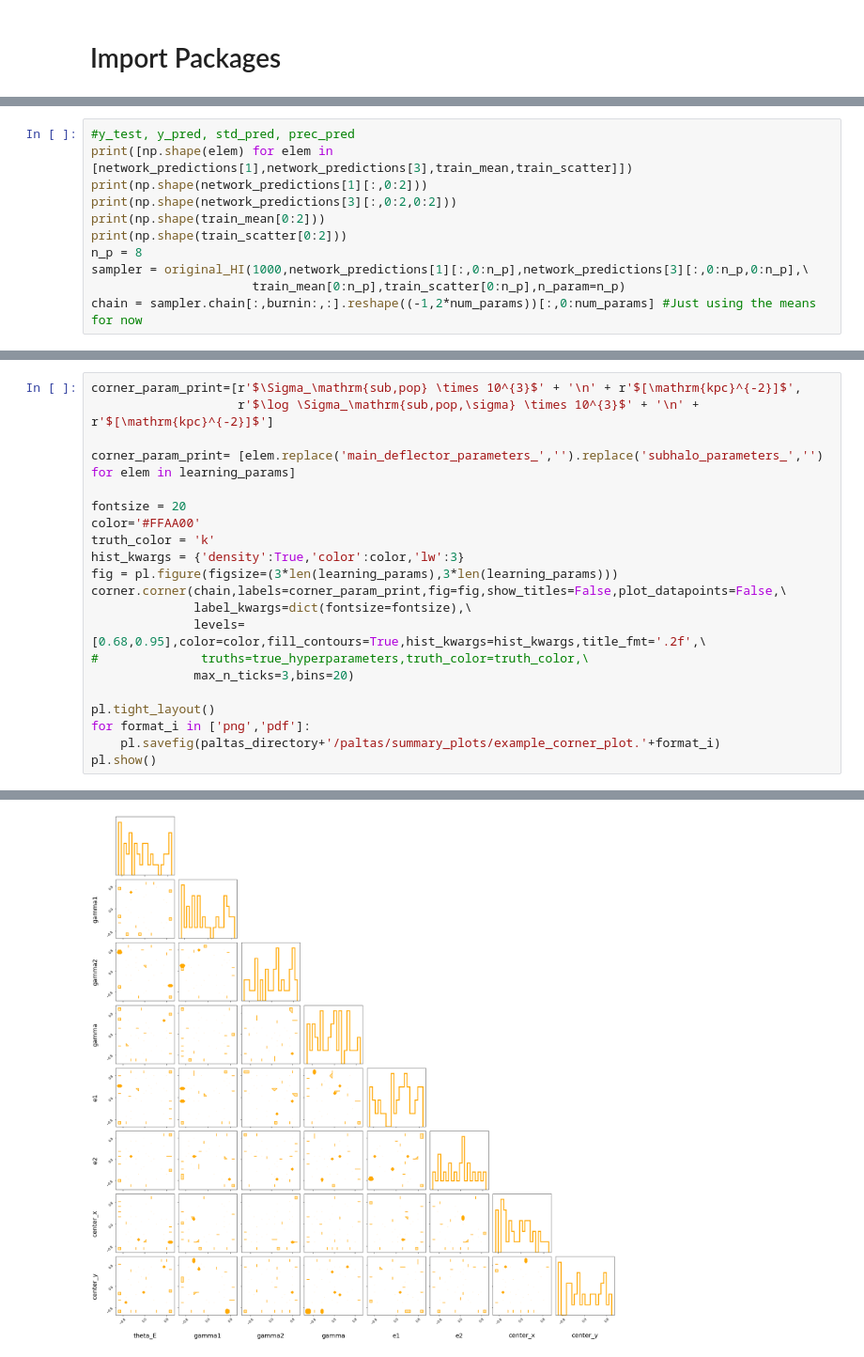
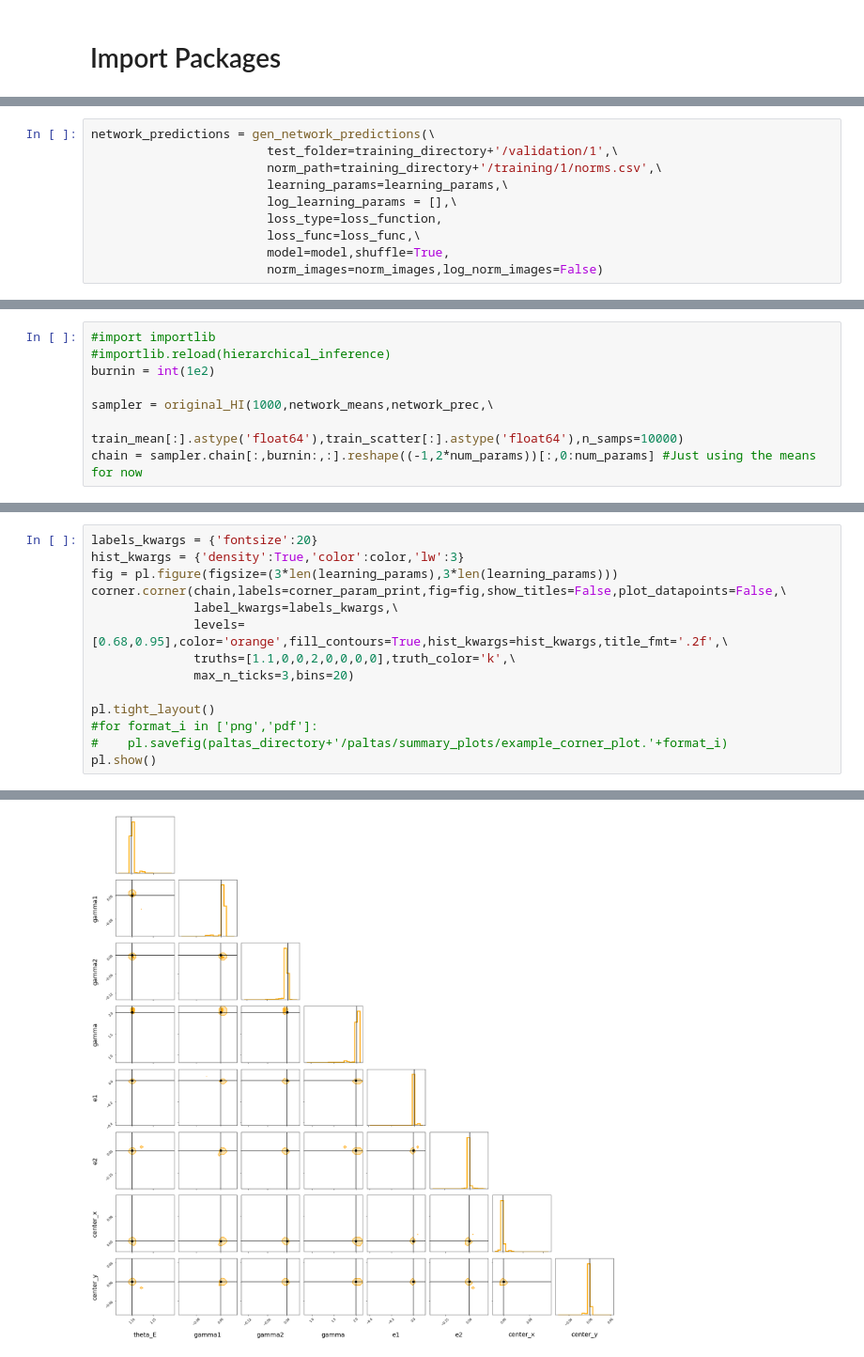
Before and after one commit to P-1884/paltas, a Jupyter notebook: notebooks/End_to_End_Example_Inference.ipynb, the cells around one changed output, grey strips where cells are left out. Shown at 94% size. Cells and saved outputs as stored; diff of their text form.

```diff
--- a/notebooks/End_to_End_Example_Inference.ipynb
+++ b/notebooks/End_to_End_Example_Inference.ipynb
@@ -429,0 +237,10 @@ print(np.mean(sig_away),np.std(sig_away))
+# %%
+network_predictions = gen_network_predictions(\
+                        test_folder=training_directory+'/validation/1',\
+                        norm_path=training_directory+'/training/1/norms.csv',\
+                        learning_params=learning_params,\
+                        log_learning_params = [],\
+                        loss_type=loss_function,
+                        loss_func=loss_func,\
+                        model=model,shuffle=True,
+                        norm_images=norm_images,log_norm_images=False)
@@ -564,12 +316,9 @@ len(set(chain.T[0]))
 # %%
-#y_test, y_pred, std_pred, prec_pred
-print([np.shape(elem) for elem in [network_predictions[1],network_predictions[3],train_mean,train_scatter]])
-print(np.shape(network_predictions[1][:,0:2]))
-print(np.shape(network_predictions[3][:,0:2,0:2]))
-print(np.shape(train_mean[0:2]))
-print(np.shape(train_scatter[0:2]))
-n_p = 8
-sampler = original_HI(1000,network_predictions[1][:,0:n_p],network_predictions[3][:,0:n_p,0:n_p],\
-                      train_mean[0:n_p],train_scatter[0:n_p],n_param=n_p)
+#import importlib
+#importlib.reload(hierarchical_inference)
+burnin = int(1e2)
+
+sampler = original_HI(1000,network_means,network_prec,\
+                      train_mean[:].astype('float64'),train_scatter[:].astype('float64'),n_samps=10000)
 chain = sampler.chain[:,burnin:,:].reshape((-1,2*num_params))[:,0:num_params] #Just using the means for now
 # %% [output]
@@ -681,22 +336,15 @@ for i in range(8):
 # %%
-corner_param_print=[r'$\Sigma_\mathrm{sub,pop} \times 10^{3}$' + '\n' + r'$[\mathrm{kpc}^{-2}]$',
-                    r'$\log \Sigma_\mathrm{sub,pop,\sigma} \times 10^{3}$' + '\n' + r'$[\mathrm{kpc}^{-2}]$']
-
-corner_param_print= [elem.replace('main_deflector_parameters_','').replace('subhalo_parameters_','') for elem in learning_params]
-
-fontsize = 20
-color='#FFAA00'
-truth_color = 'k'
+labels_kwargs = {'fontsize':20}
 hist_kwargs = {'density':True,'color':color,'lw':3}
 fig = pl.figure(figsize=(3*len(learning_params),3*len(learning_params)))
 corner.corner(chain,labels=corner_param_print,fig=fig,show_titles=False,plot_datapoints=False,\
-              label_kwargs=dict(fontsize=fontsize),\
-              levels=[0.68,0.95],color=color,fill_contours=True,hist_kwargs=hist_kwargs,title_fmt='.2f',\
-#              truths=true_hyperparameters,truth_color=truth_color,\
+              label_kwargs=labels_kwargs,\
+              levels=[0.68,0.95],color='orange',fill_contours=True,hist_kwargs=hist_kwargs,title_fmt='.2f',\
+              truths=[1.1,0,0,2,0,0,0,0],truth_color='k',\
               max_n_ticks=3,bins=20)
 
 pl.tight_layout()
-for format_i in ['png','pdf']:
-    pl.savefig(paltas_directory+'/paltas/summary_plots/example_corner_plot.'+format_i)
+#for format_i in ['png','pdf']:
+#    pl.savefig(paltas_directory+'/paltas/summary_plots/example_corner_plot.'+format_i)
 pl.show()
 # %% [output]
@@ -720 +351 @@ WARNING:root:Too few points to create valid contours
-[figure, old version]
+[figure, new version]
```
Also changed, not shown: parts of 37 cells of this notebook.
